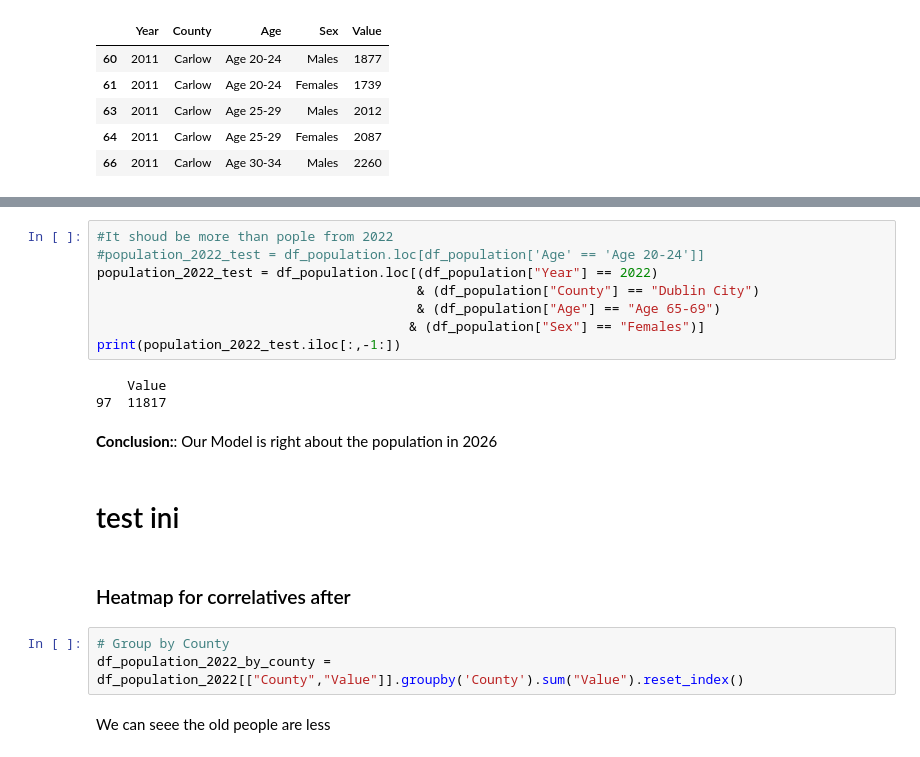
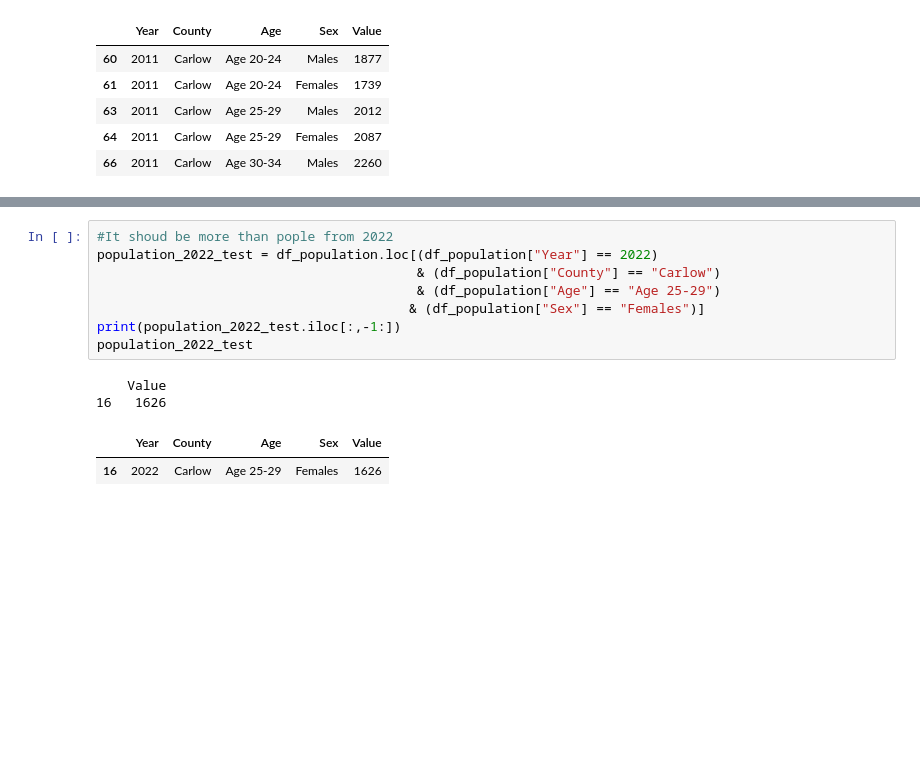
Before and after one commit to zeros2018/population_ireland, a Jupyter notebook: Population Project.ipynb, the cells around one changed output, grey strips where cells are left out. Saved outputs shown, nothing was run; the diff lists cells and outputs as text; blank space fills up the shorter version.

```diff
--- a/Population Project.ipynb
+++ b/Population Project.ipynb
@@ -1637,22 +1793,13 @@ print(prediction_population)
 # %%
 #It shoud be more than pople from 2022
-#population_2022_test = df_population.loc[df_population['Age' == 'Age 20-24']]
 population_2022_test = df_population.loc[(df_population["Year"] == 2022)
-                                         & (df_population["County"] == "Dublin City")
-                                         & (df_population["Age"] == "Age 65-69")
+                                         & (df_population["County"] == "Carlow")
+                                         & (df_population["Age"] == "Age 25-29")
                                         & (df_population["Sex"] == "Females")]
 print(population_2022_test.iloc[:,-1:])
+population_2022_test
 # %% [output]
     Value
-97  11817
+16   1626
+|  | Year | County | Age | Sex | Value |
+| 16 | 2022 | Carlow | Age 25-29 | Females | 1626 |
-# %% [markdown]
-<b>Conclusion:</b>: Our Model is right about the population in 2026
-# %% [markdown]
-# test ini
-# %% [markdown]
-### Heatmap for correlatives after
-# %%
-# Group by County
-df_population_2022_by_county = df_population_2022[["County","Value"]].groupby('County').sum("Value").reset_index()
-# %% [markdown]
-We can seee the old people are less
```
Also changed, not shown: parts of 93 cells of this notebook, 1 other file.
